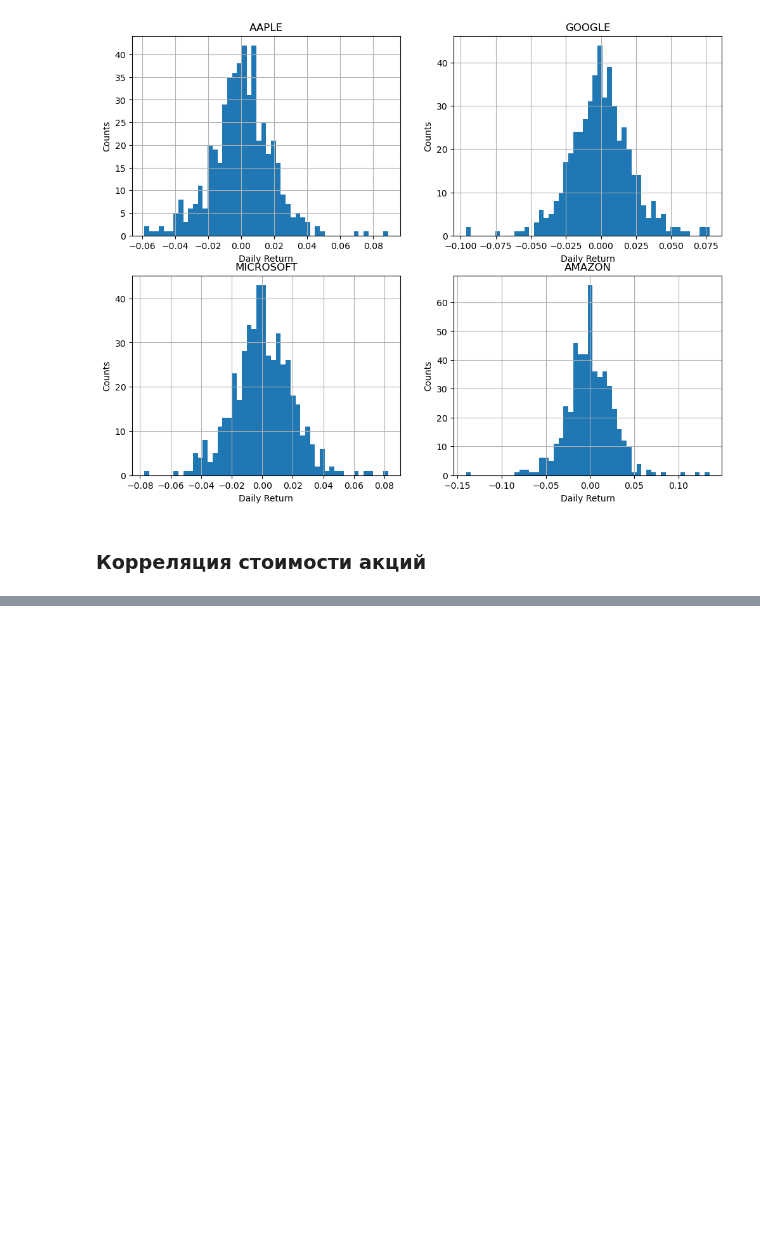
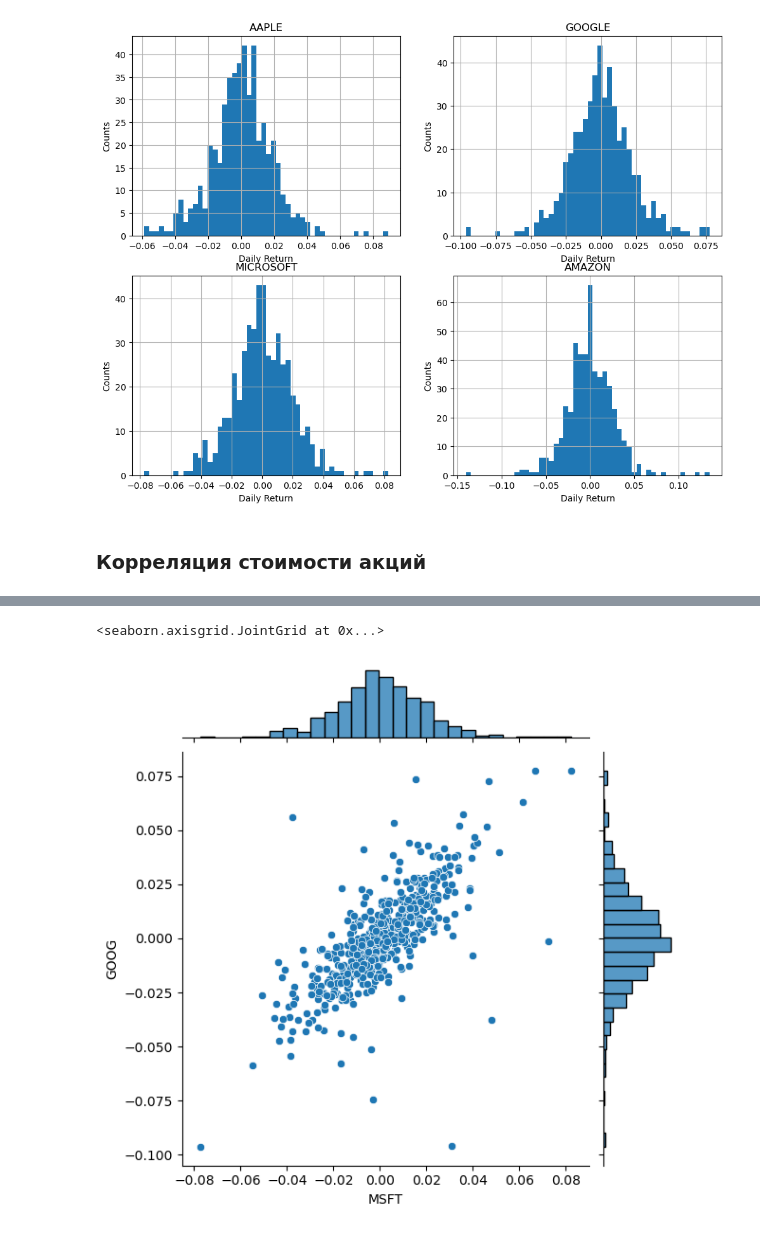
Before and after one commit to golubnichiy/big_data_11_23, a Jupyter notebook: days_16.ipynb, the cells around one changed output, grey strips where cells are left out. Drawn from its saved outputs; the diff is of its cells as text; code cells hidden in the pictures; blank space fills up the shorter version.

```diff
--- a/days_16.ipynb
+++ b/days_16.ipynb
@@ -228,0 +232,5 @@ Name: Adj Close, dtype: float64
+# %%
+sns.jointplot(x="MSFT", y="GOOG", data=tech_rets, kind="scatter")
+# %% [output]
+<seaborn.axisgrid.JointGrid at 0x...>
+[figure, added]
```
Also changed, not shown: parts of 20 cells of this notebook, 3 other files.
